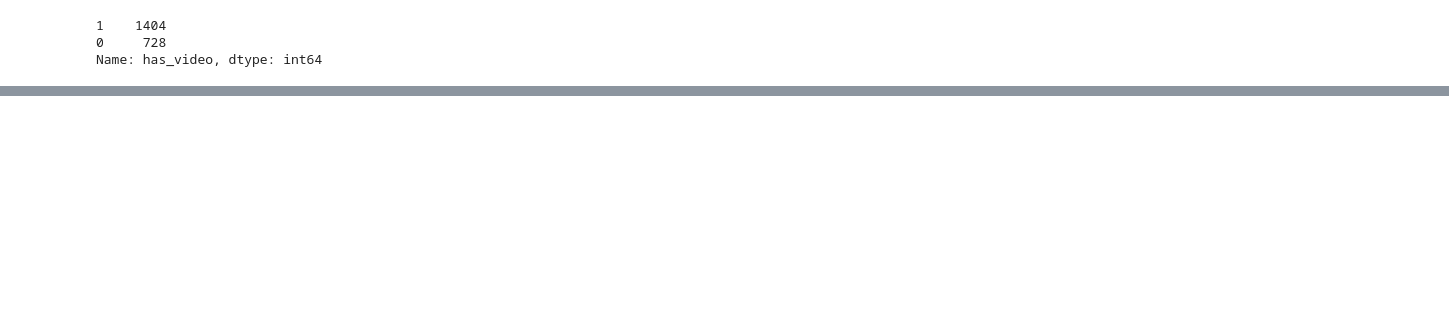
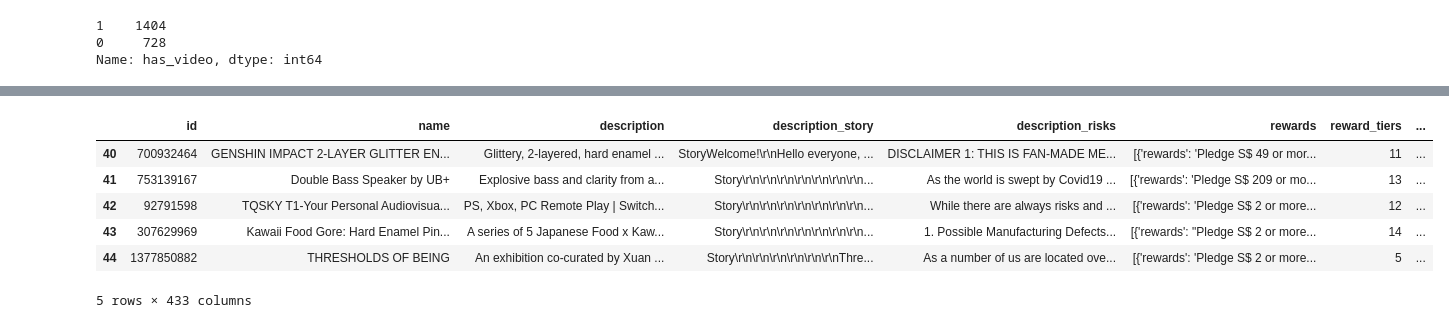
Before and after one commit to bandytan/Kickstarter-Campaign-Success-Predictor, a Jupyter notebook: Feature Engineering.ipynb, the cells around one changed output, grey strips where cells are left out. Saved outputs shown, nothing was run; the diff lists cells and outputs as text; code cells hidden in the pictures; blank space fills up the shorter version.

```diff
--- a/Feature Engineering.ipynb
+++ b/Feature Engineering.ipynb
@@ -78,0 +156,6 @@ Name: 0, dtype: object
+# %%
+# test
+df = generate_nlp_features(clean_text(df))
+# %%
+for x in df.columns:
+    print(x)
@@ -78,0 +234,6 @@ Name: 0, dtype: object
+# %%
+# Create all reward amount feature
+# If lowest reward amount is not 0, the project is either already fully funded or cancelled.
+# Rewards should be sorted in ascending order, any amount to the right and less than the max means reward is no longer available.
+df = create_all_reward_amount(df)
+df.head()
@@ -78,0 +252,10 @@ Name: 0, dtype: object
+# %%
+df.iloc[40:45]
+# %% [output]
+|  | id | name | description | description_story | description_risks | rewards | reward_tiers | ... |
+| 40 | 700932464 | GENSHIN IMPACT 2-LAYER GLITTER EN... | Glittery, 2-layered, hard enamel ... | StoryWelcome!\r\nHello everyone, ... | DISCLAIMER 1: THIS IS FAN-MADE ME... | [{'rewards': 'Pledge S$ 49 or mor... | 11 | ... |
+| 41 | 753139167 | Double Bass Speaker by UB+ | Explosive bass and clarity from a... | Story\r\n\r\n\r\n\r\n\r\n\r\n\r\n... | As the world is swept by Covid19 ... | [{'rewards': 'Pledge S$ 209 or mo... | 13 | ... |
+| 42 | 92791598 | TQSKY T1-Your Personal Audiovisua... | PS, Xbox, PC Remote Play | Switch... | Story\r\n\r\n\r\n\r\n\r\n\r\n\r\n... | While there are always risks and ... | [{'rewards': 'Pledge S$ 2 or more... | 12 | ... |
+| 43 | 307629969 | Kawaii Food Gore: Hard Enamel Pin... | A series of 5 Japanese Food x Kaw... | Story\r\n\r\n\r\n\r\n\r\n\r\n\r\n... | 1. Possible Manufacturing Defects... | [{'rewards': "Pledge S$ 2 or more... | 14 | ... |
+| 44 | 1377850882 | THRESHOLDS OF BEING | An exhibition co-curated by Xuan ... | Story\r\n\r\n\r\n\r\n\r\n\r\nThre... | As a number of us are located ove... | [{'rewards': 'Pledge S$ 2 or more... | 5 | ... |
+5 rows × 433 columns
```
Also changed, not shown: parts of 16 cells of this notebook, 1 other file.
